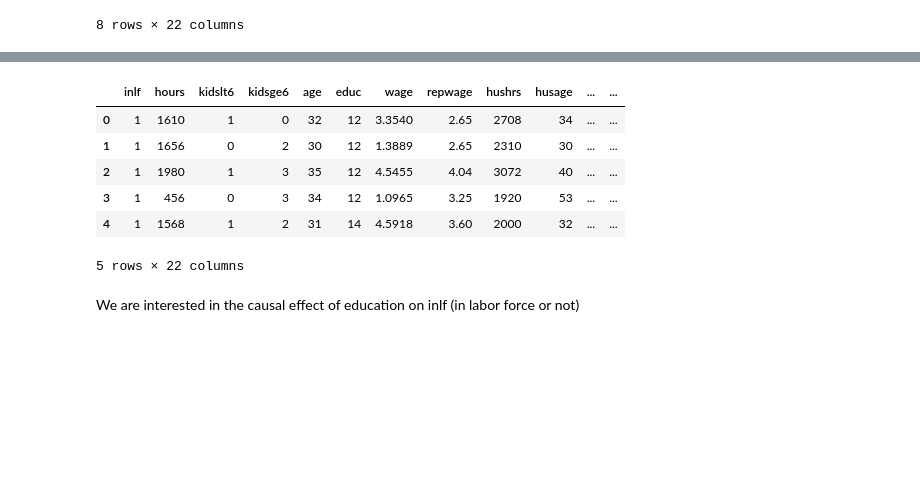
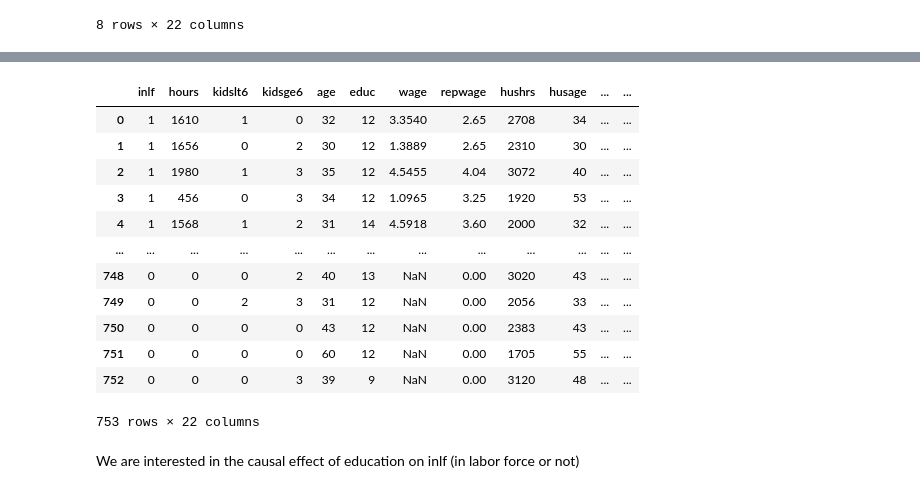
Before and after one commit to LangtianM/IV_Logistic, a Jupyter notebook: Real_Data.ipynb, the cells around one changed output, grey strips where cells are left out. Cells and saved outputs as stored; diff of their text form; code cells hidden in the pictures; blank space fills up the shorter version.

```diff
--- a/Real_Data.ipynb
+++ b/Real_Data.ipynb
@@ -24,12 +44,18 @@ mroz.describe()
 # %%
-mroz.head()
+mroz
 # %% [output]
 |  | inlf | hours | kidslt6 | kidsge6 | age | educ | wage | repwage | hushrs | husage | ... | ... |
 | 0 | 1 | 1610 | 1 | 0 | 32 | 12 | 3.3540 | 2.65 | 2708 | 34 | ... | ... |
 | 1 | 1 | 1656 | 0 | 2 | 30 | 12 | 1.3889 | 2.65 | 2310 | 30 | ... | ... |
 | 2 | 1 | 1980 | 1 | 3 | 35 | 12 | 4.5455 | 4.04 | 3072 | 40 | ... | ... |
 | 3 | 1 | 456 | 0 | 3 | 34 | 12 | 1.0965 | 3.25 | 1920 | 53 | ... | ... |
 | 4 | 1 | 1568 | 1 | 2 | 31 | 14 | 4.5918 | 3.60 | 2000 | 32 | ... | ... |
+| ... | ... | ... | ... | ... | ... | ... | ... | ... | ... | ... | ... | ... |
+| 748 | 0 | 0 | 0 | 2 | 40 | 13 | NaN | 0.00 | 3020 | 43 | ... | ... |
+| 749 | 0 | 0 | 2 | 3 | 31 | 12 | NaN | 0.00 | 2056 | 33 | ... | ... |
+| 750 | 0 | 0 | 0 | 0 | 43 | 12 | NaN | 0.00 | 2383 | 43 | ... | ... |
+| 751 | 0 | 0 | 0 | 0 | 60 | 12 | NaN | 0.00 | 1705 | 55 | ... | ... |
+| 752 | 0 | 0 | 0 | 3 | 39 | 9 | NaN | 0.00 | 3120 | 48 | ... | ... |
-5 rows × 22 columns
+753 rows × 22 columns
 # %% [markdown]
 We are interested in the causal effect of education on inlf (in labor force or not)
```
Also changed, not shown: parts of 6 cells of this notebook.
